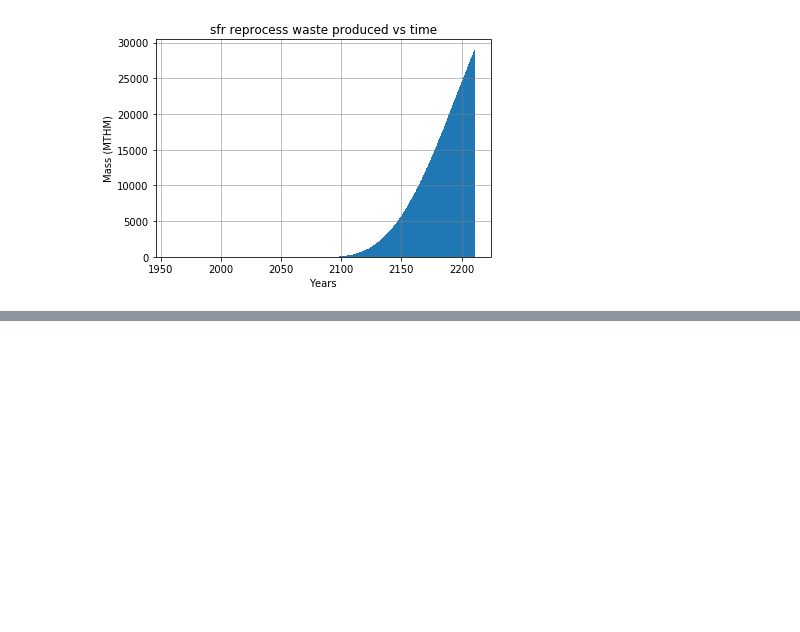
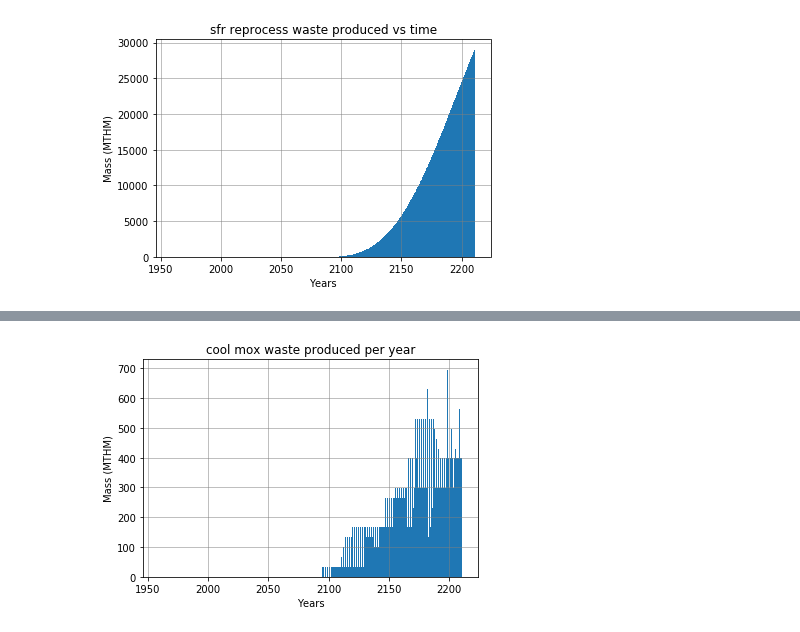
Before and after one commit to gwenchee/412-project, a Jupyter notebook: 412-project/412-project.ipynb, the cells around one changed output, grey strips where cells are left out. Cells and saved outputs as stored; diff of their text form; code cells hidden in the pictures; blank space fills up the shorter version.

```diff
--- a/412-project/412-project.ipynb
+++ b/412-project/412-project.ipynb
@@ -276,0 +317,21 @@ plt.show()
+# %%
+# mox waste reprocessed per year
+cool_mox_waste_amount = cur.execute('select quantity, Commodity, Time, transactions.resourceid FROM transactions INNER JOIN resources ON transactions.resourceid = resources.resourceid WHERE Commodity = "cool_mox_waste"').fetchall()
+list = []
+for time in timestep:
+    cool_mox_waste =0
+    for row in cool_mox_waste_amount:
+        if time ==row['time']:
+            cool_mox_waste = row['quantity']*1E-3
+    list.append(cool_mox_waste)
+
+time = timestep/12 + init_year
+
+plt.bar(time, list)
+plt.xlabel('Years')
+plt.ylabel('Mass (MTHM)')
+plt.title('cool mox waste produced per year')
+plt.grid(color='grey', linestyle='-', linewidth=0.5)
+plt.show()
+# %% [output]
+[figure, added]
```
Also changed, not shown: parts of 12 cells of this notebook.
